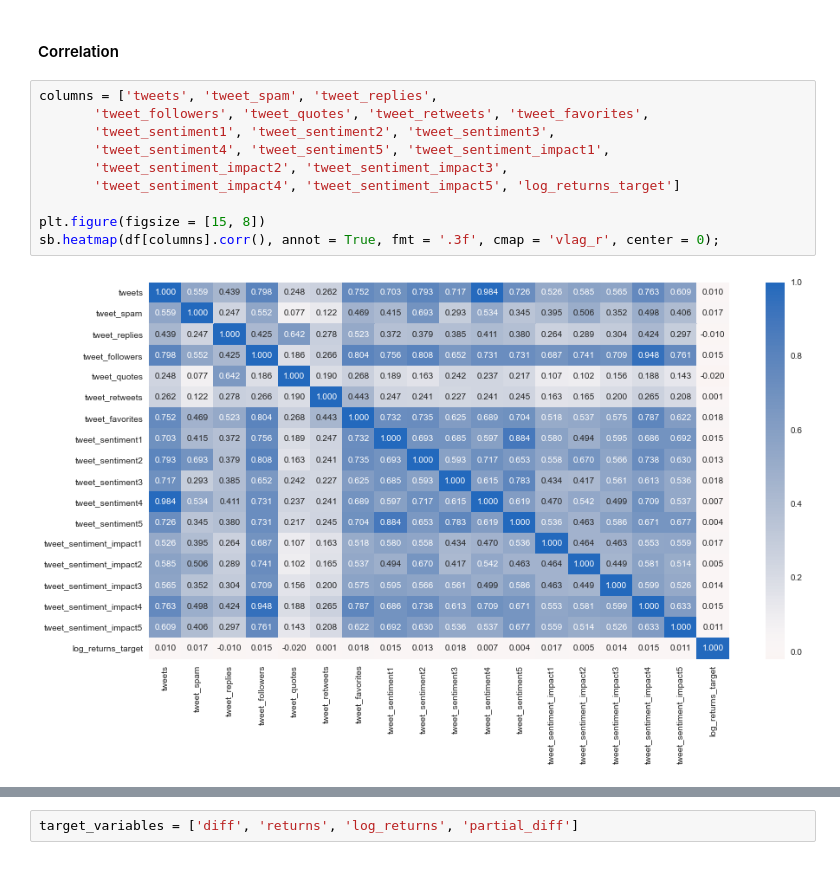
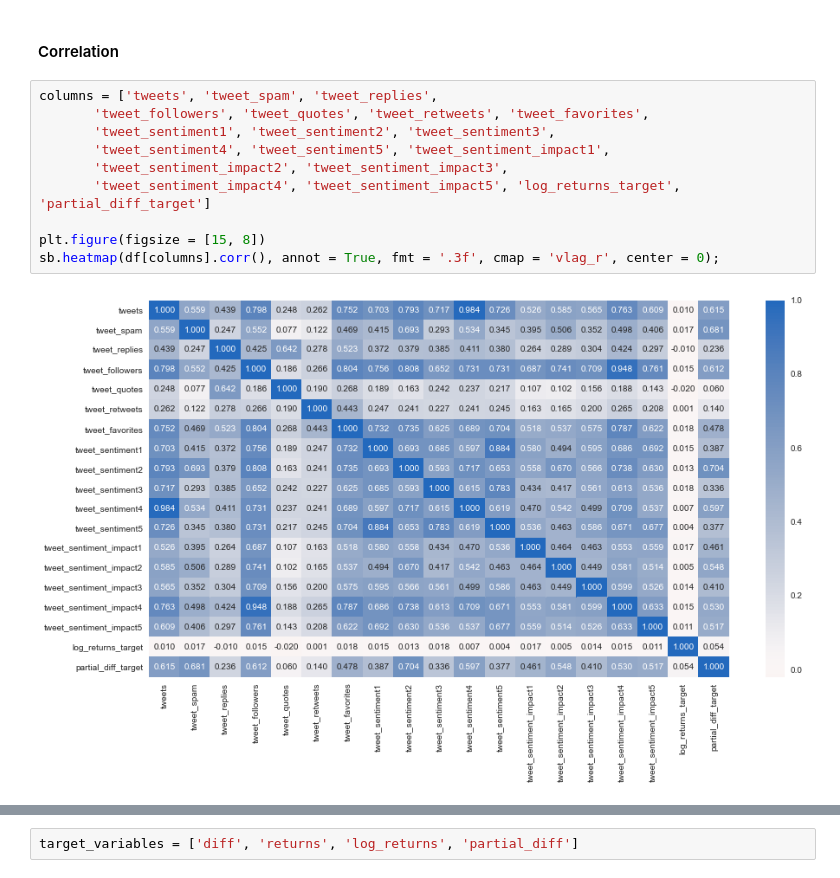
Before and after one commit to diogomatoschaves/MyCryptoBot, a Jupyter notebook: notebooks/Bitcoin Price Prediction Model.ipynb, the cells around one changed output, grey strips where cells are left out. Saved outputs shown, nothing was run; the diff lists cells and outputs as text.

```diff
--- a/notebooks/Bitcoin Price Prediction Model.ipynb
+++ b/notebooks/Bitcoin Price Prediction Model.ipynb
@@ -818,15 +826,15 @@ df[['tweet_sentiment1',
 # %%
 columns = ['tweets', 'tweet_spam', 'tweet_replies',
        'tweet_followers', 'tweet_quotes', 'tweet_retweets', 'tweet_favorites',
        'tweet_sentiment1', 'tweet_sentiment2', 'tweet_sentiment3',
        'tweet_sentiment4', 'tweet_sentiment5', 'tweet_sentiment_impact1',
        'tweet_sentiment_impact2', 'tweet_sentiment_impact3',
-       'tweet_sentiment_impact4', 'tweet_sentiment_impact5', 'log_returns_target']
+       'tweet_sentiment_impact4', 'tweet_sentiment_impact5', 'log_returns_target', 'partial_diff_target']
 
 plt.figure(figsize = [15, 8])
 sb.heatmap(df[columns].corr(), annot = True, fmt = '.3f', cmap = 'vlag_r', center = 0);
 # %% [output]
-[figure, old version]
+[figure, new version]
 # %%
 columns = ['unique_url_shares', 'reddit_posts', 'reddit_posts_score',
        'reddit_comments', 'reddit_comments_score', 'social_score',
```
Also changed, not shown: parts of 35 cells of this notebook, 7 other files.
